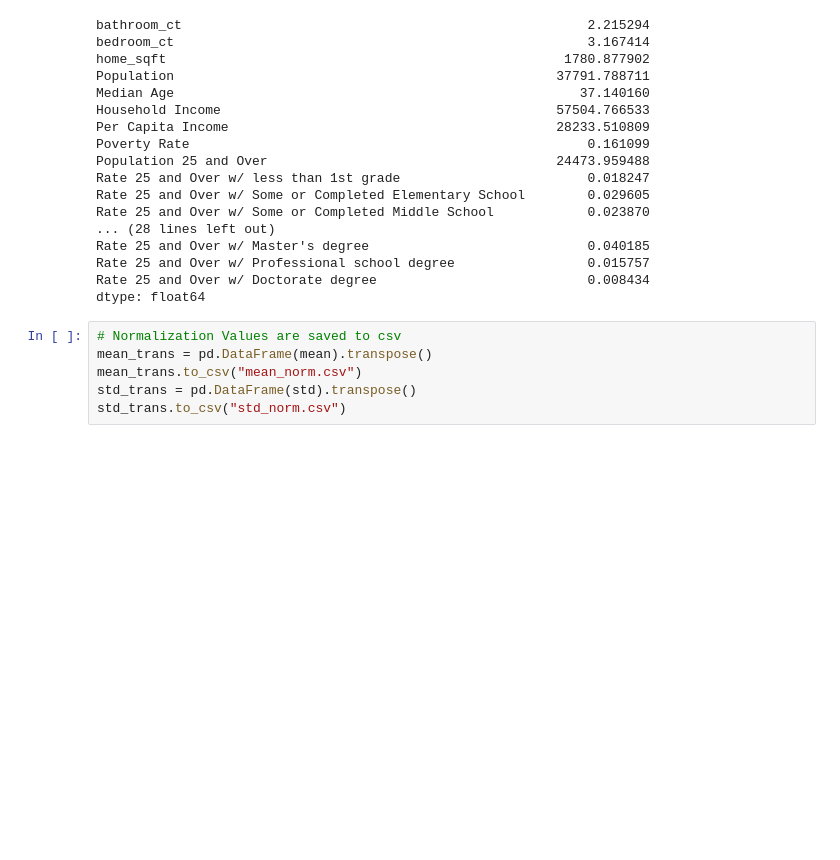
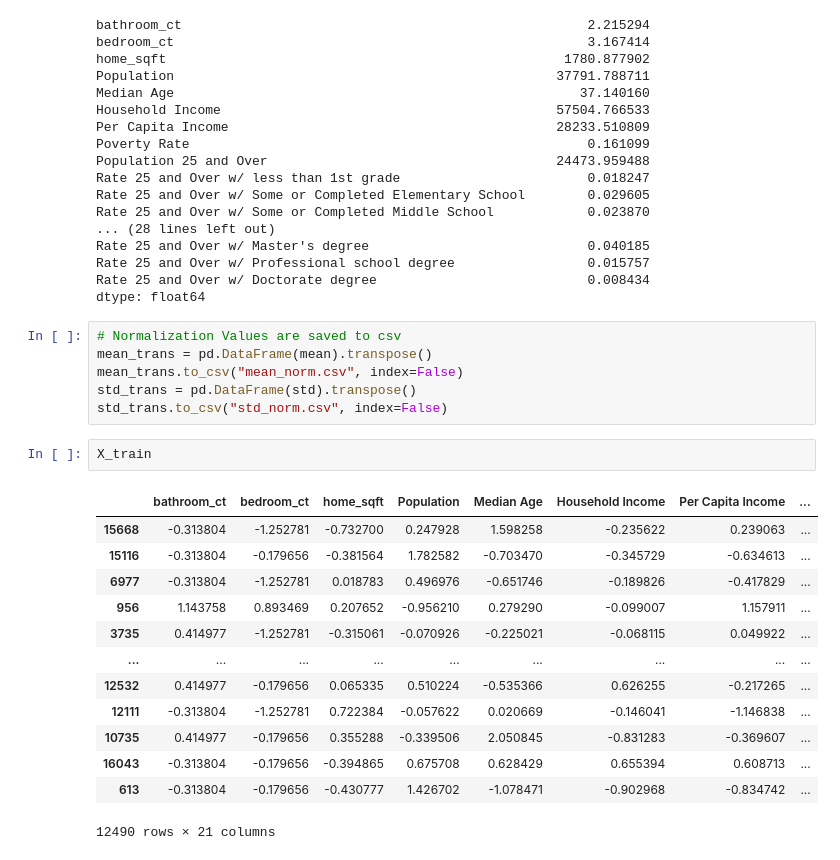
Before and after one commit to JamesRucker/Final_Project_Dilapidation_and_Housing_Prices, a Jupyter notebook: models/model_1.ipynb, the cells around one changed output. Cells and saved outputs as stored; diff of their text form; blank space fills up the shorter version.

```diff
--- a/models/model_1.ipynb
+++ b/models/model_1.ipynb
@@ -208,6 +209,22 @@ dtype: float64
 # %%
 # Normalization Values are saved to csv
 mean_trans = pd.DataFrame(mean).transpose()
-mean_trans.to_csv("mean_norm.csv")
+mean_trans.to_csv("mean_norm.csv", index=False)
 std_trans = pd.DataFrame(std).transpose()
-std_trans.to_csv("std_norm.csv")
+std_trans.to_csv("std_norm.csv", index=False)
+# %%
+X_train
+# %% [output]
+|  | bathroom_ct | bedroom_ct | home_sqft | Population | Median Age | Household Income | Per Capita Income | ... |
+| 15668 | -0.313804 | -1.252781 | -0.732700 | 0.247928 | 1.598258 | -0.235622 | 0.239063 | ... |
+| 15116 | -0.313804 | -0.179656 | -0.381564 | 1.782582 | -0.703470 | -0.345729 | -0.634613 | ... |
+| 6977 | -0.313804 | -1.252781 | 0.018783 | 0.496976 | -0.651746 | -0.189826 | -0.417829 | ... |
+| 956 | 1.143758 | 0.893469 | 0.207652 | -0.956210 | 0.279290 | -0.099007 | 1.157911 | ... |
+| 3735 | 0.414977 | -1.252781 | -0.315061 | -0.070926 | -0.225021 | -0.068115 | 0.049922 | ... |
+| ... | ... | ... | ... | ... | ... | ... | ... | ... |
+| 12532 | 0.414977 | -0.179656 | 0.065335 | 0.510224 | -0.535366 | 0.626255 | -0.217265 | ... |
+| 12111 | -0.313804 | -1.252781 | 0.722384 | -0.057622 | 0.020669 | -0.146041 | -1.146838 | ... |
+| 10735 | 0.414977 | -0.179656 | 0.355288 | -0.339506 | 2.050845 | -0.831283 | -0.369607 | ... |
+| 16043 | -0.313804 | -0.179656 | -0.394865 | 0.675708 | 0.628429 | 0.655394 | 0.608713 | ... |
+| 613 | -0.313804 | -0.179656 | -0.430777 | 1.426702 | -1.078471 | -0.902968 | -0.834742 | ... |
+12490 rows × 21 columns
```
Also changed, not shown: parts of 10 cells of this notebook, 7 other files.
